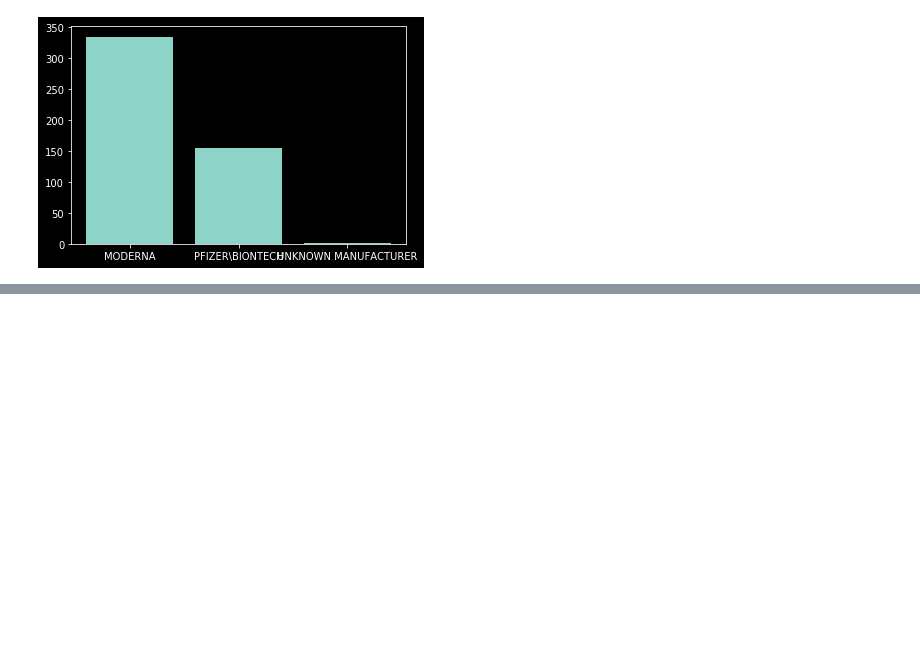
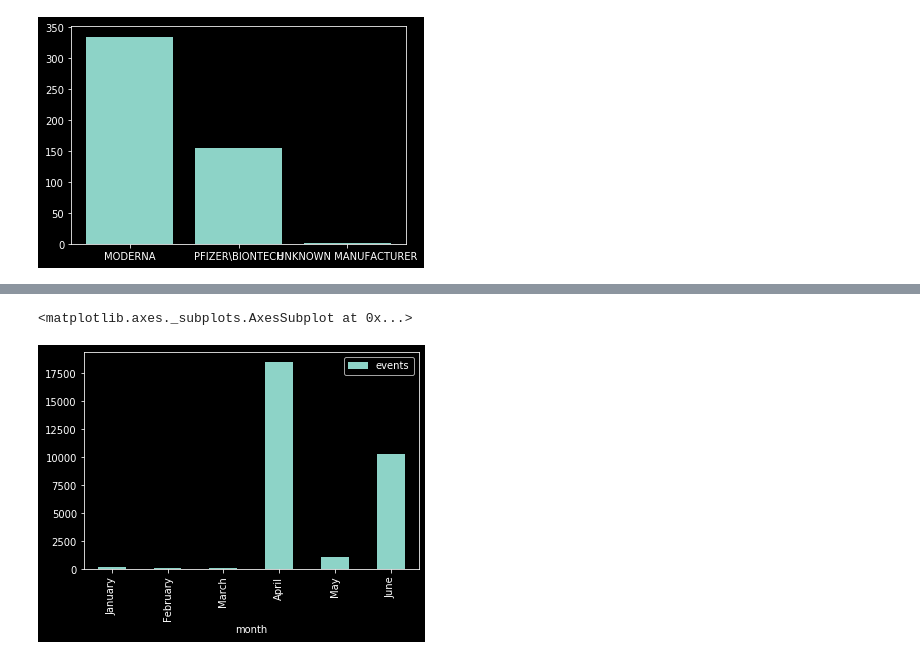
Before and after one commit to umeboshi2/revaers, a Jupyter notebook: do-stuff.ipynb, the cells around one changed output, grey strips where cells are left out. Drawn from its saved outputs; the diff is of its cells as text; code cells hidden in the pictures; blank space fills up the shorter version.

```diff
--- a/do-stuff.ipynb
+++ b/do-stuff.ipynb
@@ -123,12 +112,18 @@ df.set_index(df.csvdate)
 # %%
-df.plot.bar()
-bardata = dict()
-for result in q:
-    bardata[result.csvdate] = result.Events
+q = s.query(func.count(Data.vaers_id).label('events'),
+            func.extract('month', Data.recvdate).label('month'))
+q = q.filter(Data.csvdate == '2021-06-18')
+q = q.group_by(func.extract('month', Data.recvdate))
+q = q.order_by('month')
 
-bardata
-fig, ax = plt.subplots()
+q = csv_update_backlog(s, date(2021, 6, 18))
 
-ax.bar(bardata.keys(), bardata.values())
-#ax.legend()
-df.info()
+data = dict()
+months = list()
+for events, month in q:
+    m = calendar.month_name[int(month)]
+    data[m] = events
+    months.append(m)
+
+
+df  = pd.DataFrame(dict(month=data.keys(), events=data.values()))
@@ -156,4 +129,0 @@ plotdata.plot(kind="bar")
-# %%
-q = make_cvquery(s, today)
-df = make_data_frame(q)
-df
@@ -193,0 +159,5 @@ memory usage: 47.0+ MB
+# %%
+df.plot.bar(x='month')
+# %% [output]
+<matplotlib.axes._subplots.AxesSubplot at 0x...>
+[figure, added]
```
Also changed, not shown: parts of 16 cells of this notebook, 1 other file.
